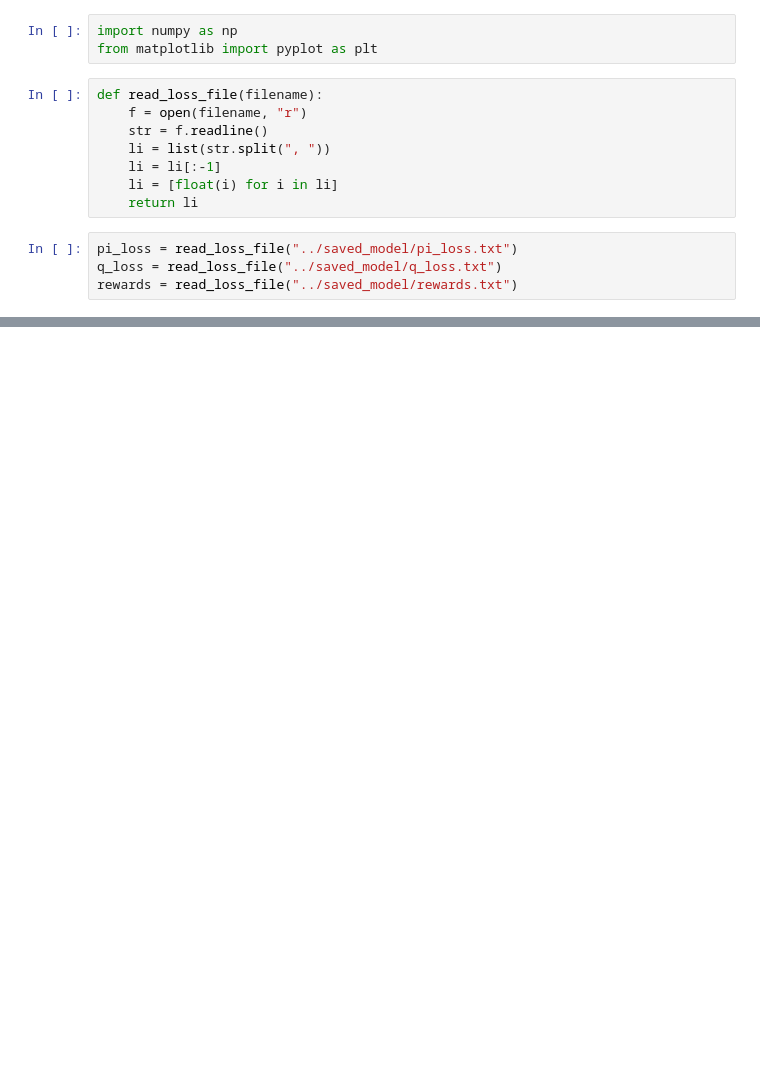
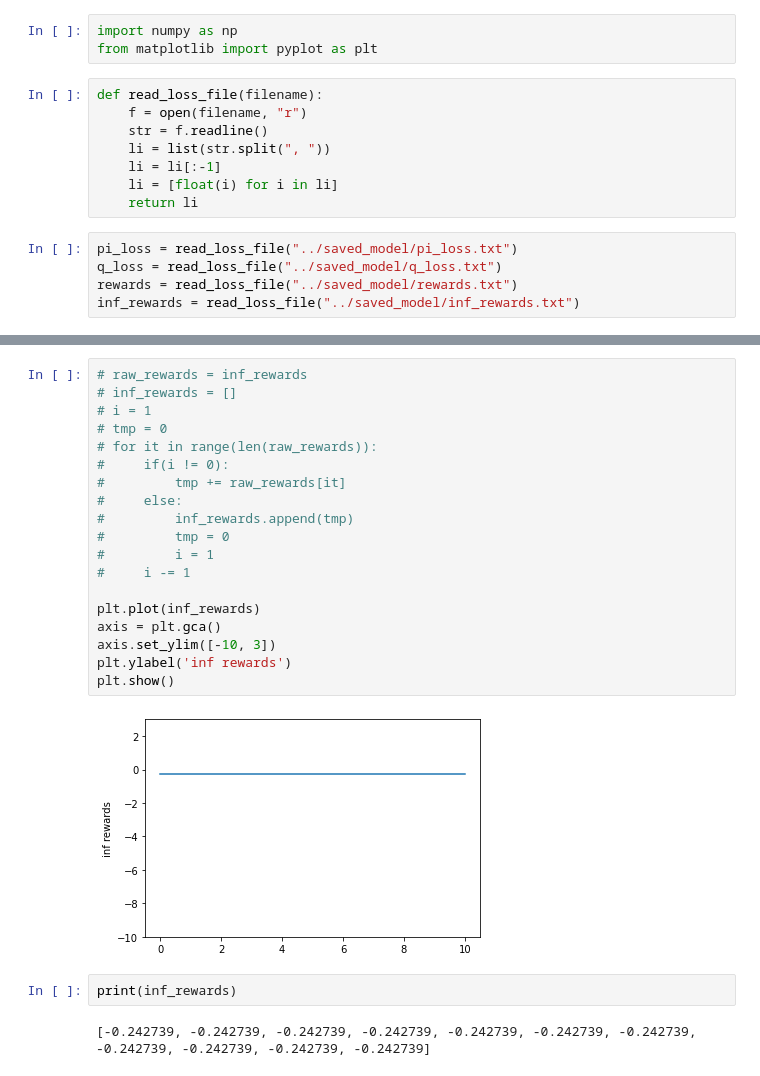
Before and after one commit to ianlienfa/BBGym-RL, a Jupyter notebook: src/eval.ipynb, the cells around one changed output, grey strips where cells are left out. Saved outputs shown, nothing was run; the diff lists cells and outputs as text; blank space fills up the shorter version.

```diff
--- a/src/eval.ipynb
+++ b/src/eval.ipynb
@@ -13,6 +13,7 @@ def read_loss_file(filename):
 pi_loss = read_loss_file("../saved_model/pi_loss.txt")
 q_loss = read_loss_file("../saved_model/q_loss.txt")
 rewards = read_loss_file("../saved_model/rewards.txt")
+inf_rewards = read_loss_file("../saved_model/inf_rewards.txt")
 # %%
 # plot two figures
 plt.plot(pi_loss)
@@ -65,0 +67,25 @@ plt.show()
+# %%
+# raw_rewards = inf_rewards
+# inf_rewards = []
+# i = 1
+# tmp = 0
+# for it in range(len(raw_rewards)):
+#     if(i != 0):
+#         tmp += raw_rewards[it]
+#     else:
+#         inf_rewards.append(tmp)
+#         tmp = 0
+#         i = 1
+#     i -= 1
+
+plt.plot(inf_rewards)
+axis = plt.gca()
+axis.set_ylim([-10, 3])
+plt.ylabel('inf rewards')
+plt.show()
+# %% [output]
+[figure, added]
+# %%
+print(inf_rewards)
+# %% [output]
+[-0.242739, -0.242739, -0.242739, -0.242739, -0.242739, -0.242739, -0.242739, -0.242739, -0.242739, -0.242739, -0.242739]
```
Also changed, not shown: parts of 3 cells of this notebook, 11 other files.
